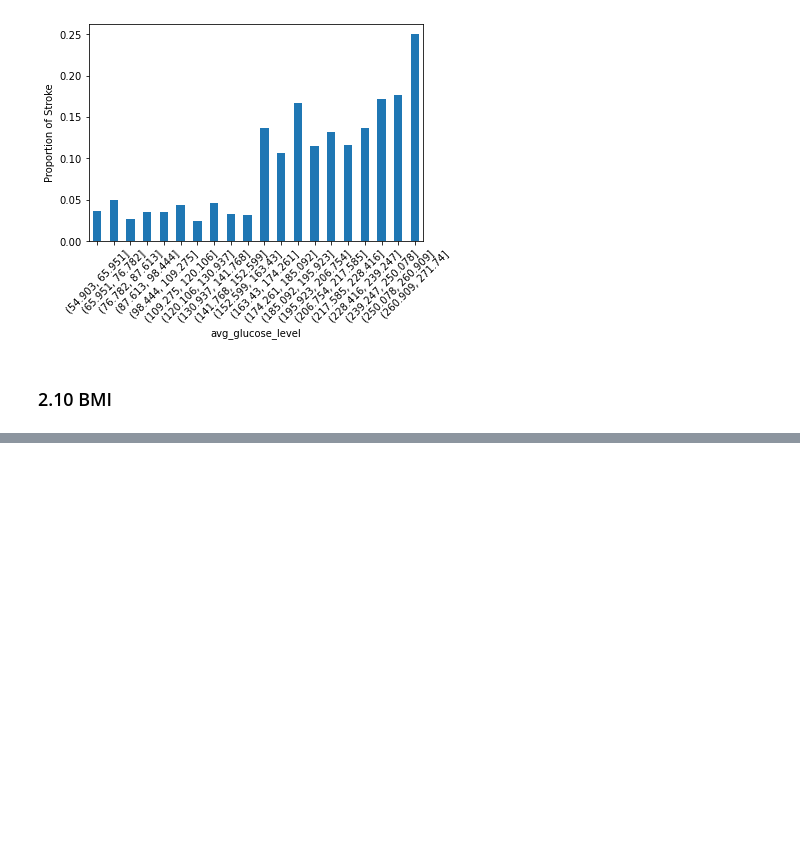
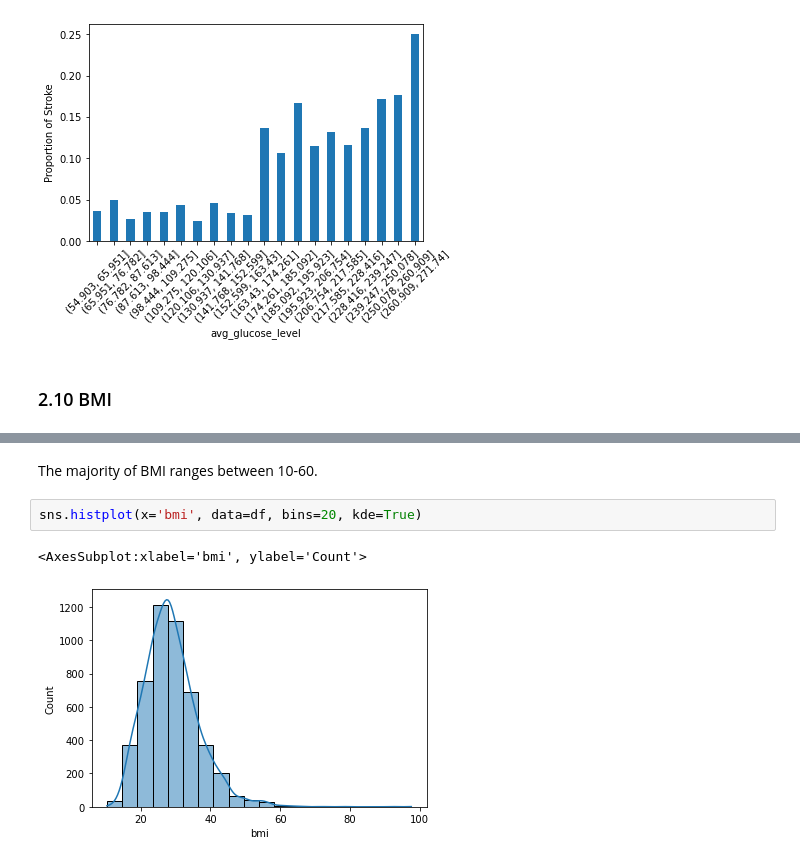
Before and after one commit to bowcai/Stroke-Prediction, a Jupyter notebook: stroke_prediction.ipynb, the cells around one changed output, grey strips where cells are left out. Cells and saved outputs as stored; diff of their text form; blank space fills up the shorter version.

```diff
--- a/stroke_prediction.ipynb
+++ b/stroke_prediction.ipynb
@@ -265,0 +270,7 @@ df[(df['stroke']==1)].shape
+# %% [markdown]
+The majority of BMI ranges between 10-60.
+# %%
+sns.histplot(x='bmi', data=df, bins=20, kde=True)
+# %% [output]
+<AxesSubplot:xlabel='bmi', ylabel='Count'>
+[figure, added]
```
Also changed, not shown: parts of 15 cells of this notebook.
